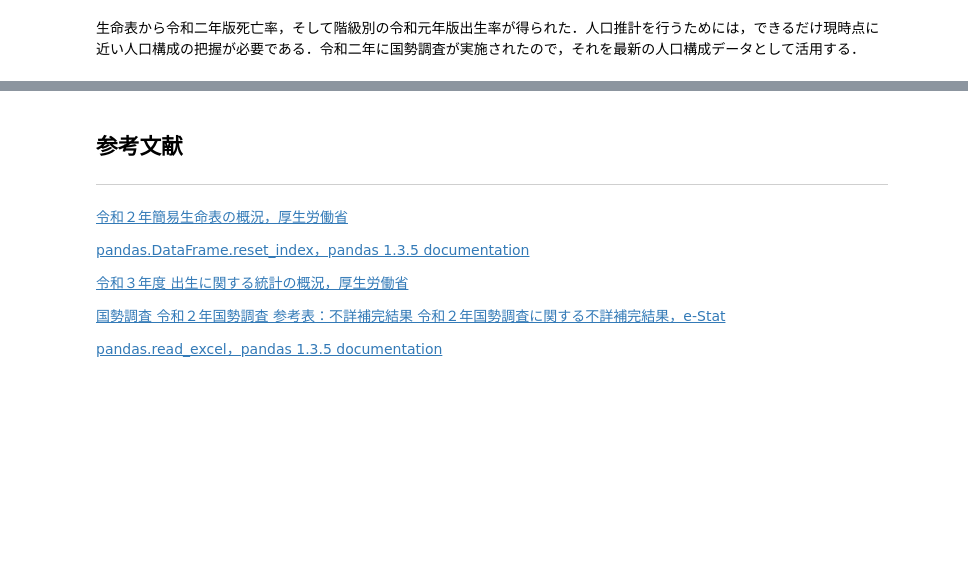
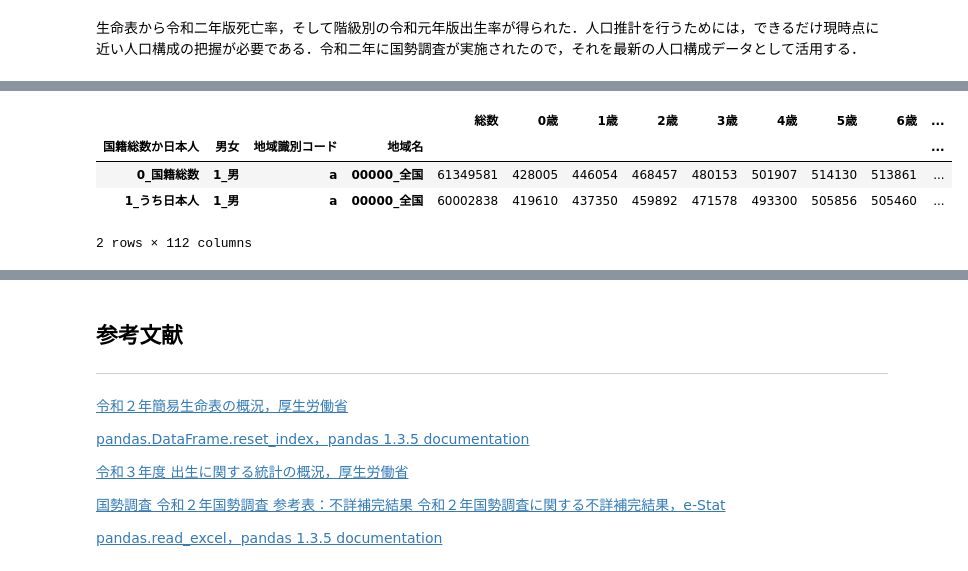
Before and after one commit to kiyoyoki/populationEstimation, a Jupyter notebook: populationEstimation.ipynb, the cells around one changed output, grey strips where cells are left out. Drawn from its saved outputs; the diff is of its cells as text; code cells hidden in the pictures; blank space fills up the shorter version.

```diff
--- a/populationEstimation.ipynb
+++ b/populationEstimation.ipynb
@@ -276,0 +288,9 @@ population
+# %%
+# 日本人男女の人口データを抜き出す
+population.loc[:,'1_男',:,'00000_全国',:]
+# %% [output]
+|  |  |  |  | 総数 | 0歳 | 1歳 | 2歳 | 3歳 | 4歳 | 5歳 | 6歳 | ... |
+| 国籍総数か日本人 | 男女 | 地域識別コード | 地域名 |  |  |  |  |  |  |  |  | ... |
+| 0_国籍総数 | 1_男 | a | 00000_全国 | 61349581 | 428005 | 446054 | 468457 | 480153 | 501907 | 514130 | 513861 | ... |
+| 1_うち日本人 | 1_男 | a | 00000_全国 | 60002838 | 419610 | 437350 | 459892 | 471578 | 493300 | 505856 | 505460 | ... |
+2 rows × 112 columns
```
Also changed, not shown: parts of 2 cells of this notebook.
